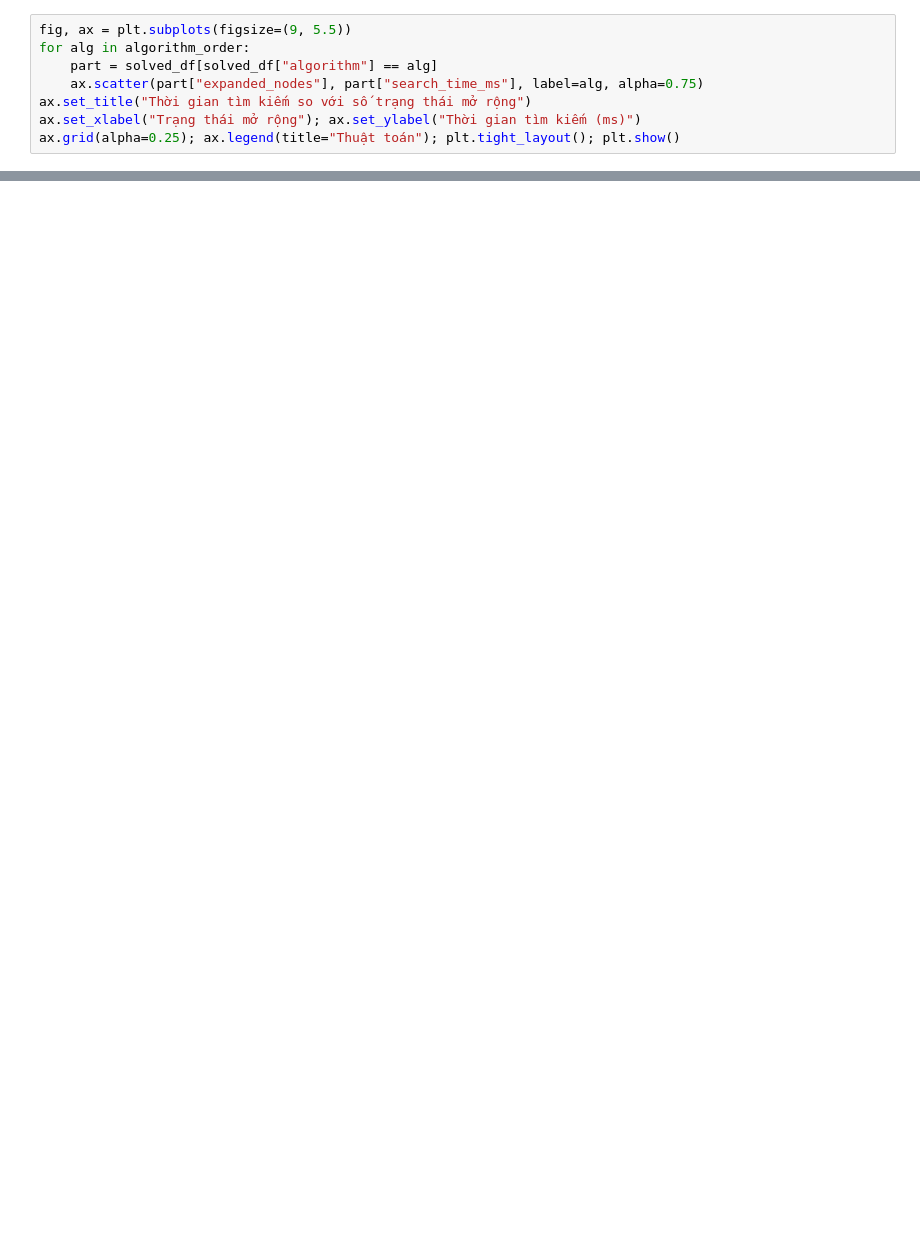
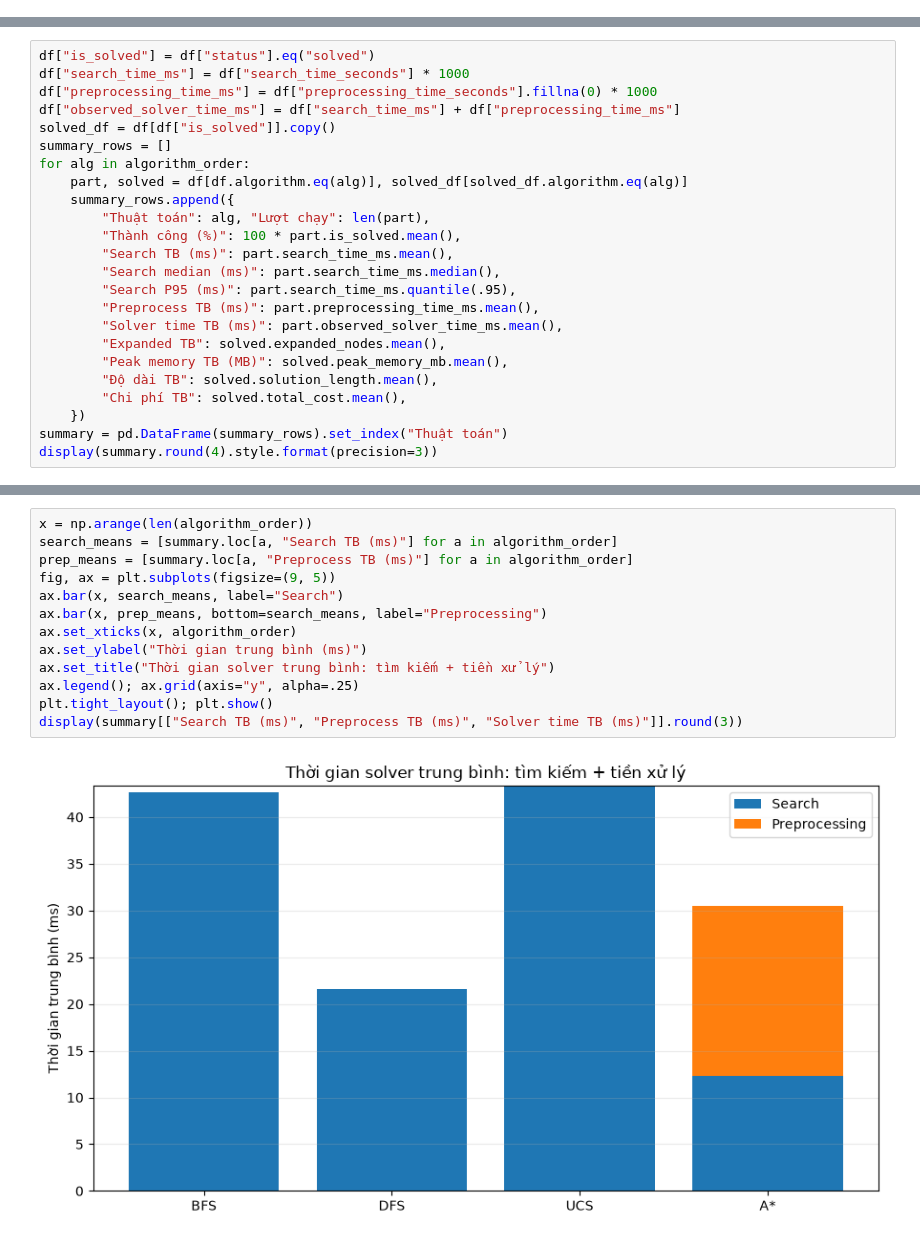
Before and after one commit to PlboiCarti/Bloxorz_Solver, a Jupyter notebook: experiments/analysis.ipynb, the cells around one changed output, grey strips where cells are left out. Saved outputs shown, nothing was run; the diff lists cells and outputs as text; blank space fills up the shorter version.

```diff
--- a/experiments/analysis.ipynb
+++ b/experiments/analysis.ipynb
@@ -255,8 +0,0 @@ Mỗi điểm là một lượt chạy đã giải thành công. Biểu đồ gi
-# %%
-fig, ax = plt.subplots(figsize=(9, 5.5))
-for alg in algorithm_order:
-    part = solved_df[solved_df["algorithm"] == alg]
-    ax.scatter(part["expanded_nodes"], part["search_time_ms"], label=alg, alpha=0.75)
-ax.set_title("Thời gian tìm kiếm so với số trạng thái mở rộng")
-ax.set_xlabel("Trạng thái mở rộng"); ax.set_ylabel("Thời gian tìm kiếm (ms)")
-ax.grid(alpha=0.25); ax.legend(title="Thuật toán"); plt.tight_layout(); plt.show()
@@ -488,0 +156,24 @@ if len(summary):
+# %%
+df["is_solved"] = df["status"].eq("solved")
+df["search_time_ms"] = df["search_time_seconds"] * 1000
+df["preprocessing_time_ms"] = df["preprocessing_time_seconds"].fillna(0) * 1000
+df["observed_solver_time_ms"] = df["search_time_ms"] + df["preprocessing_time_ms"]
+solved_df = df[df["is_solved"]].copy()
+summary_rows = []
+for alg in algorithm_order:
+    part, solved = df[df.algorithm.eq(alg)], solved_df[solved_df.algorithm.eq(alg)]
+    summary_rows.append({
+        "Thuật toán": alg, "Lượt chạy": len(part),
+        "Thành công (%)": 100 * part.is_solved.mean(),
+        "Search TB (ms)": part.search_time_ms.mean(),
+        "Search median (ms)": part.search_time_ms.median(),
+        "Search P95 (ms)": part.search_time_ms.quantile(.95),
+        "Preprocess TB (ms)": part.preprocessing_time_ms.mean(),
+        "Solver time TB (ms)": part.observed_solver_time_ms.mean(),
+        "Expanded TB": solved.expanded_nodes.mean(),
+        "Peak memory TB (MB)": solved.peak_memory_mb.mean(),
+        "Độ dài TB": solved.solution_length.mean(),
+        "Chi phí TB": solved.total_cost.mean(),
+    })
+summary = pd.DataFrame(summary_rows).set_index("Thuật toán")
+display(summary.round(4).style.format(precision=3))
@@ -488,0 +193,15 @@ if len(summary):
+# %%
+x = np.arange(len(algorithm_order))
+search_means = [summary.loc[a, "Search TB (ms)"] for a in algorithm_order]
+prep_means = [summary.loc[a, "Preprocess TB (ms)"] for a in algorithm_order]
+fig, ax = plt.subplots(figsize=(9, 5))
+ax.bar(x, search_means, label="Search")
+ax.bar(x, prep_means, bottom=search_means, label="Preprocessing")
+ax.set_xticks(x, algorithm_order)
+ax.set_ylabel("Thời gian trung bình (ms)")
+ax.set_title("Thời gian solver trung bình: tìm kiếm + tiền xử lý")
+ax.legend(); ax.grid(axis="y", alpha=.25)
+plt.tight_layout(); plt.show()
+display(summary[["Search TB (ms)", "Preprocess TB (ms)", "Solver time TB (ms)"]].round(3))
+# %% [output]
+[figure, added]
```
Also changed, not shown: parts of 57 cells of this notebook.
